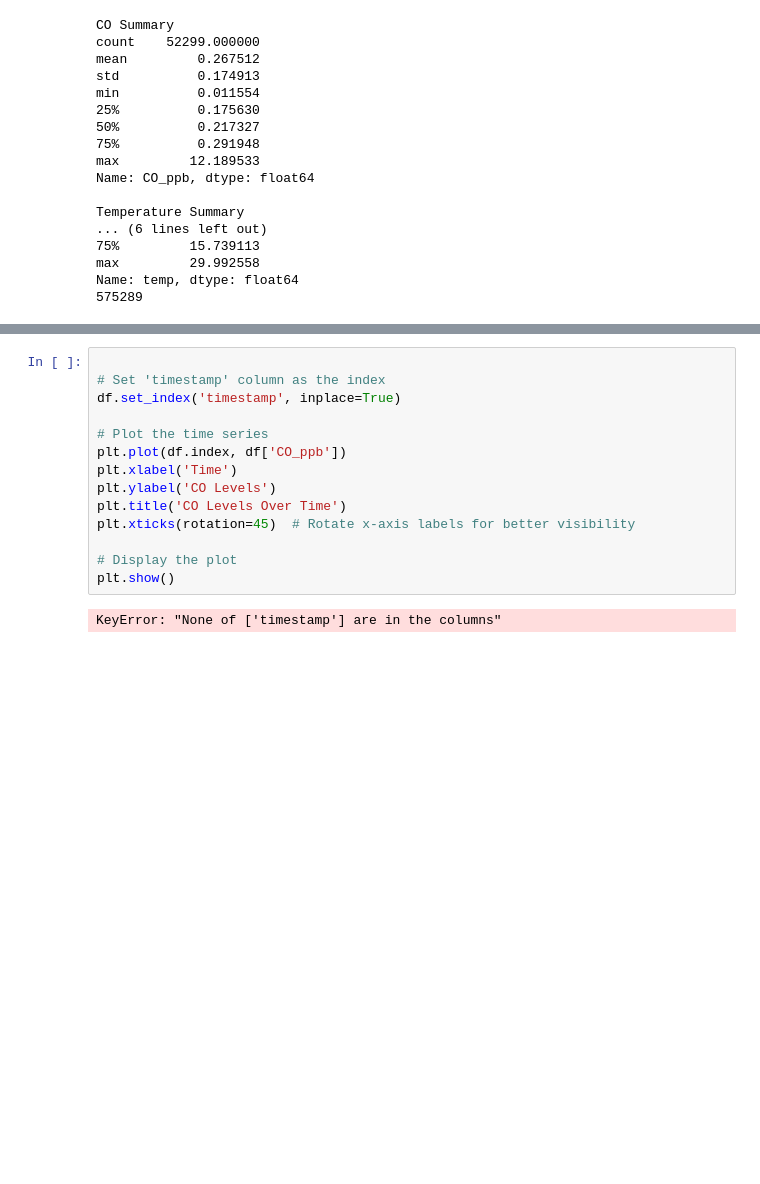
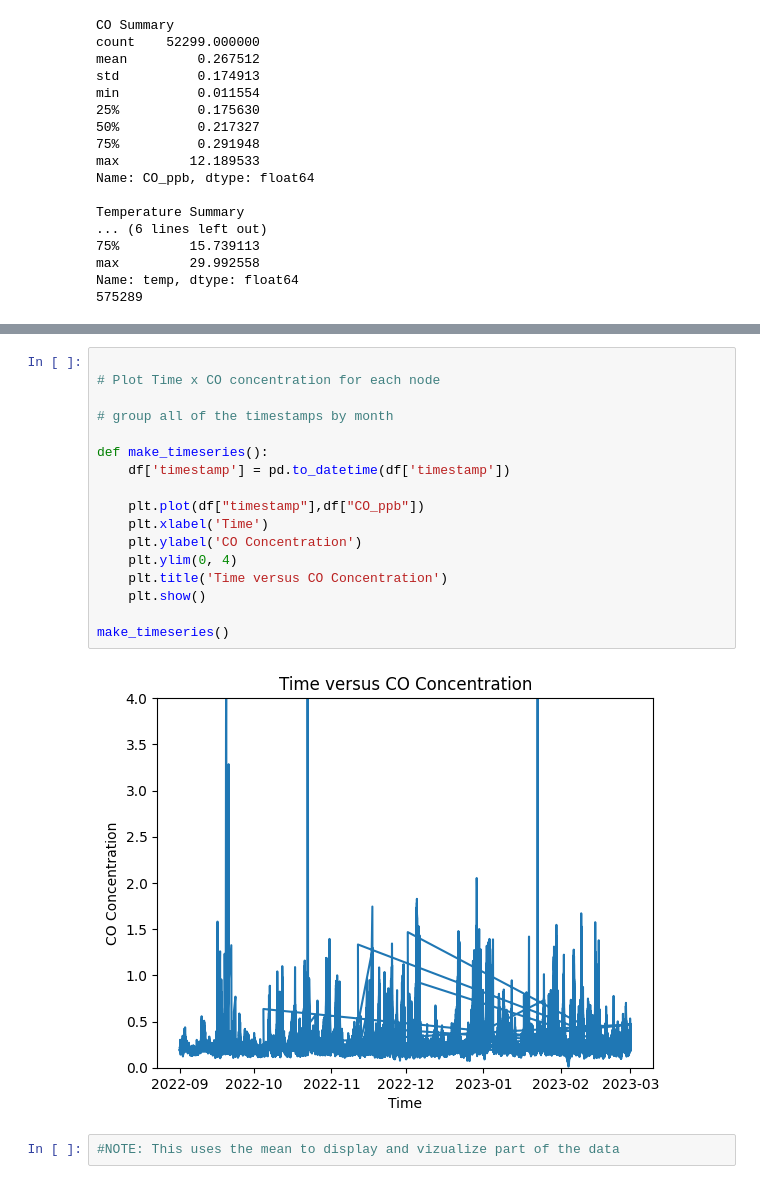
Before and after one commit to livgimenes/calibrations-scr-breathe-pvd, a Jupyter notebook: co/results.ipynb, the cells around one changed output, grey strips where cells are left out. Saved outputs shown, nothing was run; the diff lists cells and outputs as text; blank space fills up the shorter version.

```diff
--- a/co/results.ipynb
+++ b/co/results.ipynb
@@ -165,16 +171,21 @@ Mean for node 268: 0.22988379020170552
-# %%
-
-# Set 'timestamp' column as the index
-df.set_index('timestamp', inplace=True)
-
-# Plot the time series
-plt.plot(df.index, df['CO_ppb'])
-plt.xlabel('Time')
-plt.ylabel('CO Levels')
-plt.title('CO Levels Over Time')
-plt.xticks(rotation=45)  # Rotate x-axis labels for better visibility
-
-# Display the plot
-plt.show()
-# %% [output]
-KeyError: "None of ['timestamp'] are in the columns"
+# %%
+
+# Plot Time x CO concentration for each node
+
+# group all of the timestamps by month
+
+def make_timeseries():
+    df['timestamp'] = pd.to_datetime(df['timestamp'])
+
+    plt.plot(df["timestamp"],df["CO_ppb"])
+    plt.xlabel('Time')
+    plt.ylabel('CO Concentration')
+    plt.ylim(0, 4)
+    plt.title('Time versus CO Concentration')
+    plt.show()
+
+make_timeseries()
+# %% [output]
+[figure, added]
+# %%
+#NOTE: This uses the mean to display and vizualize part of the data
```
Also changed, not shown: parts of 5 cells of this notebook, 2 other files.
